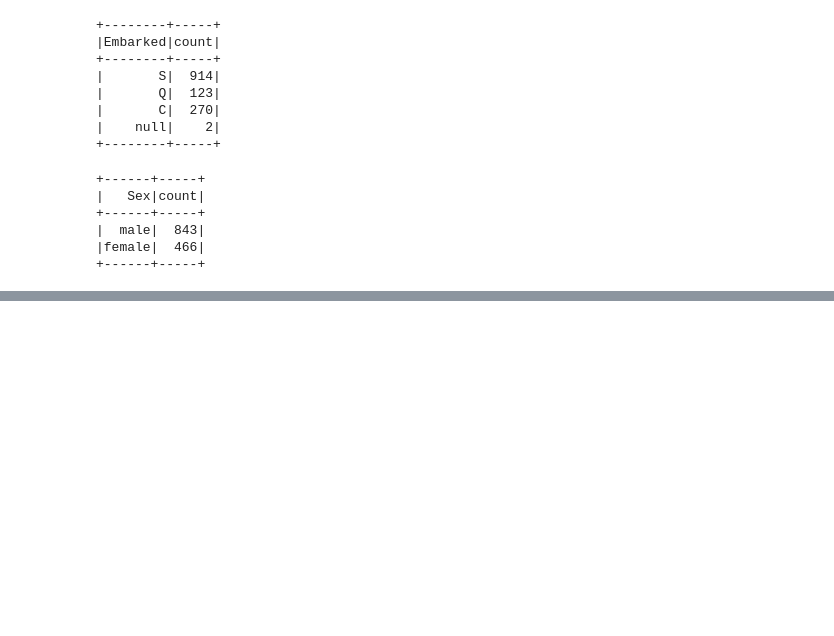
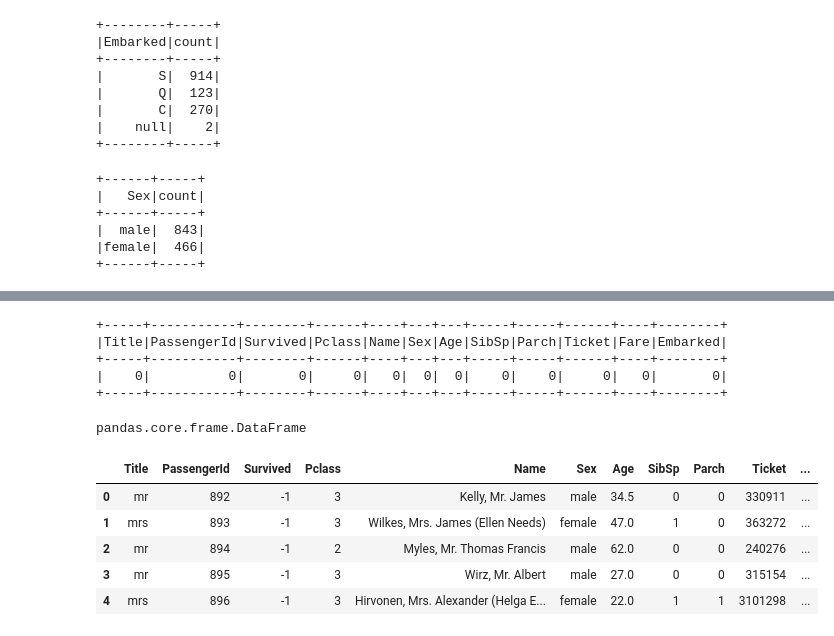
Before and after one commit to Payelban2022/Titanic-Survival, a Jupyter notebook: Titanic.ipynb, the cells around one changed output, grey strips where cells are left out. Saved outputs shown, nothing was run; the diff lists cells and outputs as text; code cells hidden in the pictures; blank space fills up the shorter version.

```diff
--- a/Titanic.ipynb
+++ b/Titanic.ipynb
@@ -421,0 +649,2 @@ df_concat.groupBy("Sex").count().orderBy(col("Sex").desc()).show()
+# %%
+meanAgedf = df_concat.groupBy("Title").mean("Age").select("Title",col("avg(Age)"). alias("MeanAge"))
@@ -421,0 +684,4 @@ df_concat.groupBy("Sex").count().orderBy(col("Sex").desc()).show()
+# %%
+from pyspark.sql.functions import when,col
+df_concat = df_concat.join(meanAgedf, "Title").withColumn("Age", when(isnan(col("Age")) | col("Age").isNull(),
+                                                                      col("MeanAge")). otherwise(col("Age"))).drop("MeanAge")
@@ -421,0 +707,2 @@ df_concat.groupBy("Sex").count().orderBy(col("Sex").desc()).show()
+# %%
+df_concat = df_concat.drop("Cabin")
@@ -421,0 +720,23 @@ df_concat.groupBy("Sex").count().orderBy(col("Sex").desc()).show()
+# %%
+df_concat.select([count(when(isnan(c) | col(c).isNull(), c)).alias(c) for c in df_concat.columns]).show()
+# %% [output]
++-----+-----------+--------+------+----+---+---+-----+-----+------+----+--------+
+|Title|PassengerId|Survived|Pclass|Name|Sex|Age|SibSp|Parch|Ticket|Fare|Embarked|
++-----+-----------+--------+------+----+---+---+-----+-----+------+----+--------+
+|    0|          0|       0|     0|   0|  0|  0|    0|    0|     0|   0|       0|
++-----+-----------+--------+------+----+---+---+-----+-----+------+----+--------+
+# %%
+df_new1 = df_concat.toPandas()
+# %%
+type(df_new1)
+# %% [output]
+pandas.core.frame.DataFrame
+# %%
+df_new1.head()
+# %% [output]
+|  | Title | PassengerId | Survived | Pclass | Name | Sex | Age | SibSp | Parch | Ticket | ... |
+| 0 | mr | 892 | -1 | 3 | Kelly, Mr. James | male | 34.5 | 0 | 0 | 330911 | ... |
+| 1 | mrs | 893 | -1 | 3 | Wilkes, Mrs. James (Ellen Needs) | female | 47.0 | 1 | 0 | 363272 | ... |
+| 2 | mr | 894 | -1 | 2 | Myles, Mr. Thomas Francis | male | 62.0 | 0 | 0 | 240276 | ... |
+| 3 | mr | 895 | -1 | 3 | Wirz, Mr. Albert | male | 27.0 | 0 | 0 | 315154 | ... |
+| 4 | mrs | 896 | -1 | 3 | Hirvonen, Mrs. Alexander (Helga E... | female | 22.0 | 1 | 1 | 3101298 | ... |
```
Also changed, not shown: parts of 49 cells of this notebook.
